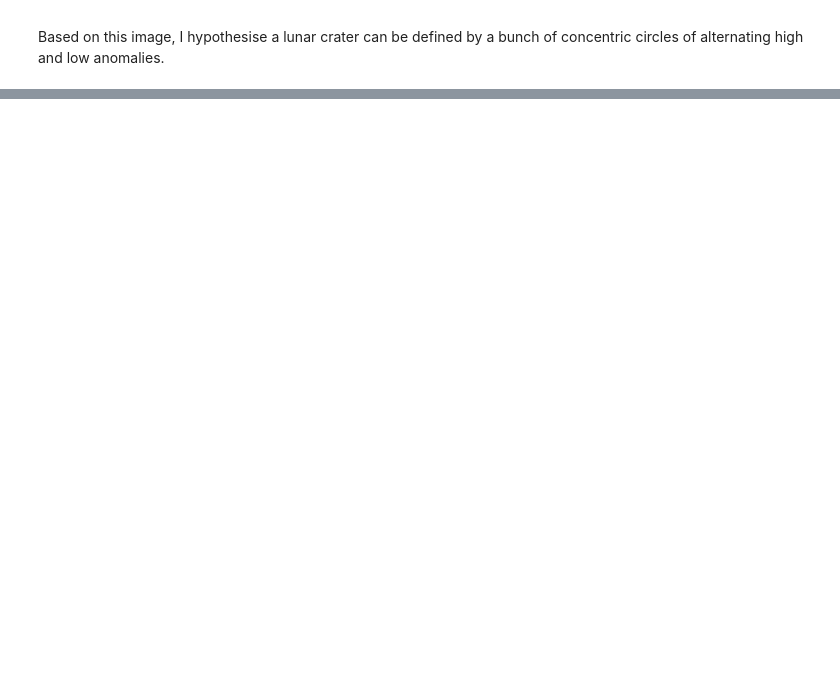
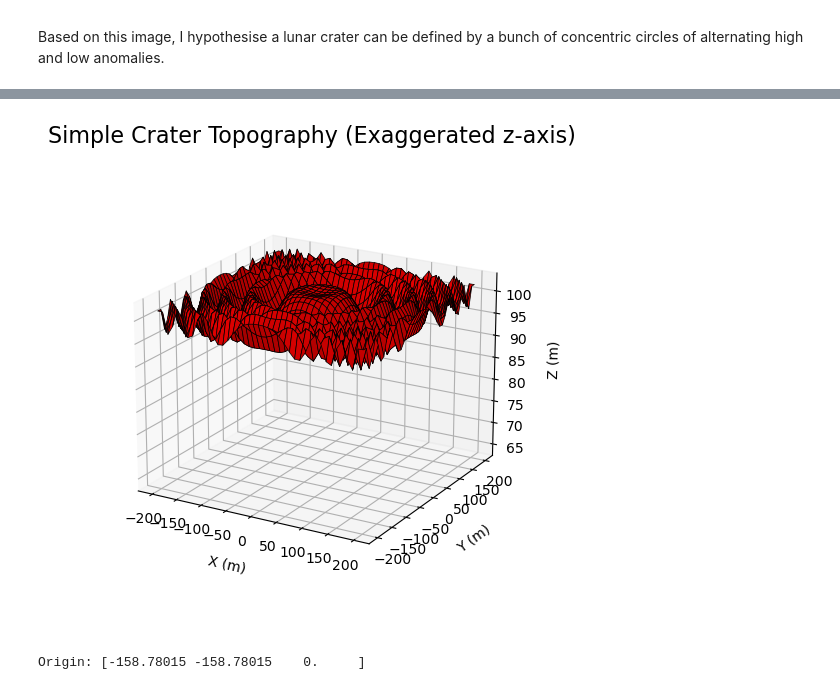
Before and after one commit to ElChuckster/cratering-gravity, a Jupyter notebook: crater-anomaly-simulator.ipynb, the cells around one changed output, grey strips where cells are left out. Saved outputs shown, nothing was run; the diff lists cells and outputs as text; code cells hidden in the pictures; blank space fills up the shorter version.

```diff
--- a/crater-anomaly-simulator.ipynb
+++ b/crater-anomaly-simulator.ipynb
@@ -164,32 +204,33 @@ plt.show()
 # %%
+[x_topo1, y_topo1] = np.meshgrid(np.linspace(-200, 200, 41), np.linspace(-200, 200, 41))
 
-# Define grid
-x_topo, y_topo = np.meshgrid(np.linspace(-200, 200, 41), np.linspace(-200, 200, 41))
+c = 1000
+z_topo1 = (
+     100 *np.sin(np.sqrt(x_topo1**2 + y_topo1**2 + c**2))/
+    np.sqrt(np.sqrt(x_topo1**2 + y_topo1**2 + c**2)) + 100
+)
 
-# Create a central hill and surrounding depression
-hill_height = 20  # Height of the central hill
-depression_depth = 20  # Depth of the depression
-
-# Calculate distances from center
-distance_from_center = np.sqrt(x_topo**2 + y_topo**2)
-
-# Create central hill
-z_hill = hill_height - 0.1 * distance_from_center
-
-# Create depression
-z_depression = -depression_depth * np.exp(-(distance_from_center / 50)**2)
-
-# Combine central hill and depression to get final topography
-z_topo = z_hill + z_depression + 100.0 + 0.5 * np.random.rand(*x_topo.shape)
-
-# Plot crater topography
 fig = plt.figure(figsize=(6, 6))
 ax = fig.add_axes([0.1, 0.1, 0.8, 0.8], projection="3d")
-ax.set_zlim([z_topo.max() - 15, z_topo.max()])
-ax.plot_surface(x_topo, y_topo, z_topo, color="r", edgecolor="k", linewidth=0.5)
+ax.set_zlim([z_topo1.max() - 40, z_topo1.max()])
+ax.plot_surface(x_topo1, y_topo1, z_topo1, color="r", edgecolor="k", linewidth=0.5)
 ax.set_box_aspect(aspect=None, zoom=0.85)
 ax.set_xlabel("X (m)", labelpad=10)
 ax.set_ylabel("Y (m)", labelpad=10)
 ax.set_zlabel("Z (m)", labelpad=10)
-ax.set_title("Crater Topography w/ Central Peak (Exaggerated z-axis)", fontsize=16, pad=-20)
+ax.set_title("Simple Crater Topography (Exaggerated z-axis)", fontsize=16, pad=-20)
 ax.view_init(elev=20.0)
+# %% [output]
+[figure, added]
+# %%
+#Calling functions here
+n_rec1 = 50
+background_density_air1 = 0.001
+background_density_ground1 = 3.0
+
+survey1, topo_xyz1, mesh1, receiver_list1 = get_mesh_from_topo(x_topo1, y_topo1, z_topo1, n_rec1)
+
+dpred_all1, active_cells_all1, model_ground1  = get_dpred_from_sim(background_density_air1,
+background_density_ground1, topo_xyz1, mesh1, survey1)
+# %% [output]
+Origin: [-158.78015 -158.78015    0.     ]
```
Also changed, not shown: parts of 6 cells of this notebook.
